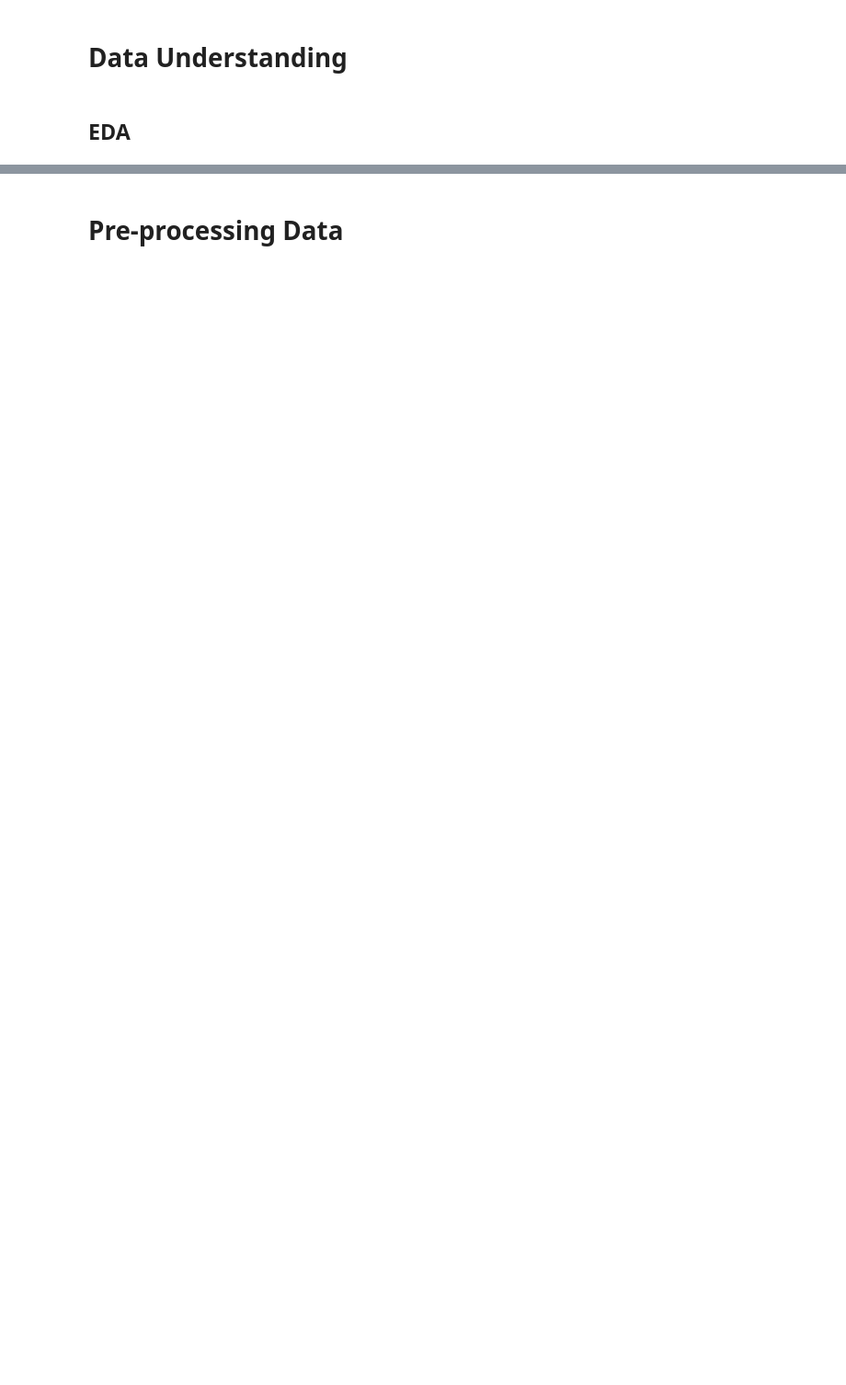
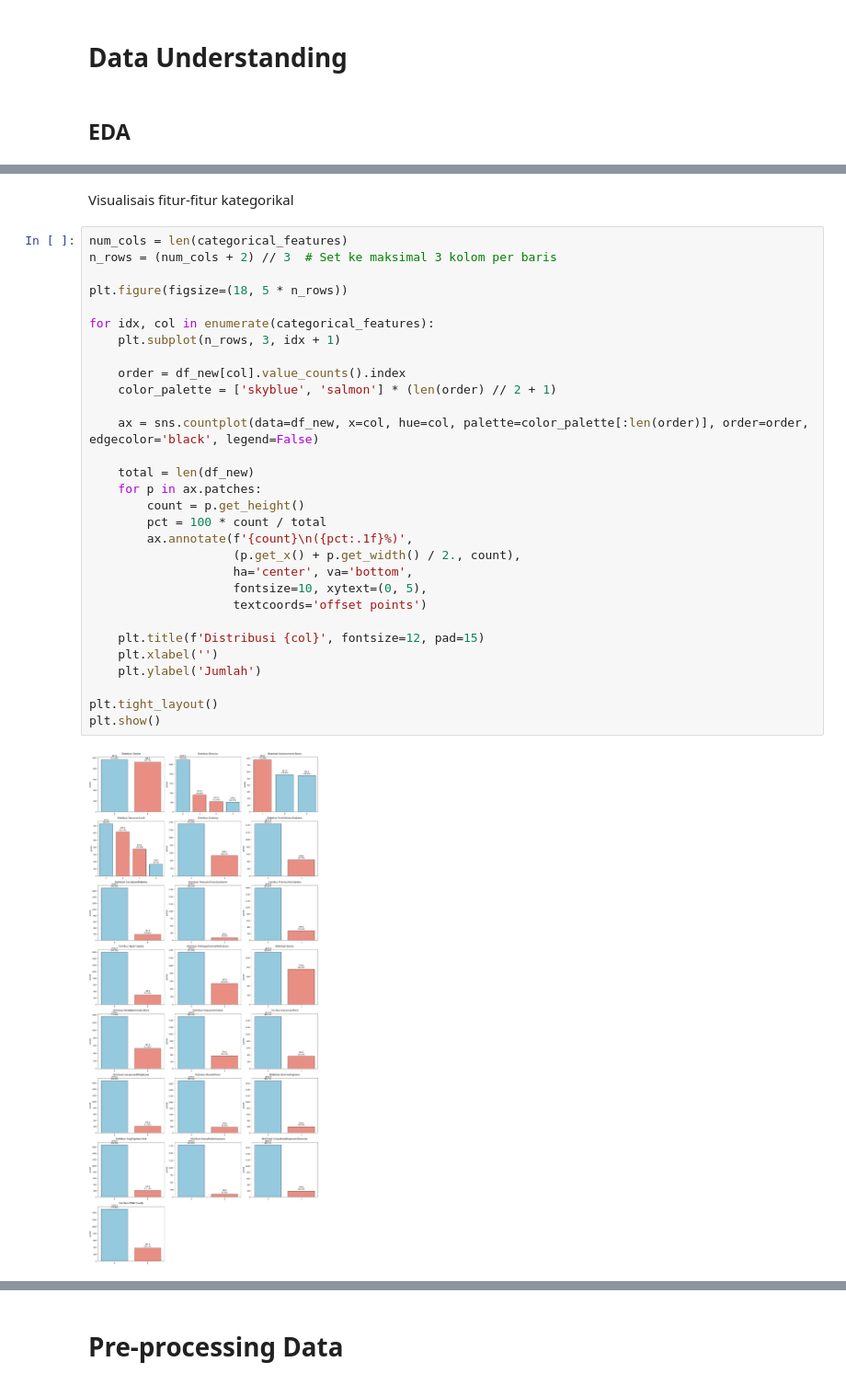
Before and after one commit to YukiImable/NutriAI, a Jupyter notebook: capstone.ipynb, the cells around one changed output, grey strips where cells are left out. Shown at 92% size. Saved outputs shown, nothing was run; the diff lists cells and outputs as text; blank space fills up the shorter version.

```diff
--- a/capstone.ipynb
+++ b/capstone.ipynb
@@ -115,0 +344,34 @@ Jumlah duplikat: 0
+# %% [markdown]
+Visualisais fitur-fitur kategorikal
+# %%
+num_cols = len(categorical_features)
+n_rows = (num_cols + 2) // 3  # Set ke maksimal 3 kolom per baris
+
+plt.figure(figsize=(18, 5 * n_rows))
+
+for idx, col in enumerate(categorical_features):
+    plt.subplot(n_rows, 3, idx + 1)
+
+    order = df_new[col].value_counts().index
+    color_palette = ['skyblue', 'salmon'] * (len(order) // 2 + 1)
+
+    ax = sns.countplot(data=df_new, x=col, hue=col, palette=color_palette[:len(order)], order=order, edgecolor='black', legend=False)
+
+    total = len(df_new)
+    for p in ax.patches:
+        count = p.get_height()
+        pct = 100 * count / total
+        ax.annotate(f'{count}\n({pct:.1f}%)',
+                    (p.get_x() + p.get_width() / 2., count),
+                    ha='center', va='bottom',
+                    fontsize=10, xytext=(0, 5),
+                    textcoords='offset points')
+
+    plt.title(f'Distribusi {col}', fontsize=12, pad=15)
+    plt.xlabel('')
+    plt.ylabel('Jumlah')
+
+plt.tight_layout()
+plt.show()
+# %% [output]
+[figure, added]
```
Also changed, not shown: parts of 112 cells of this notebook, 11 other files.
